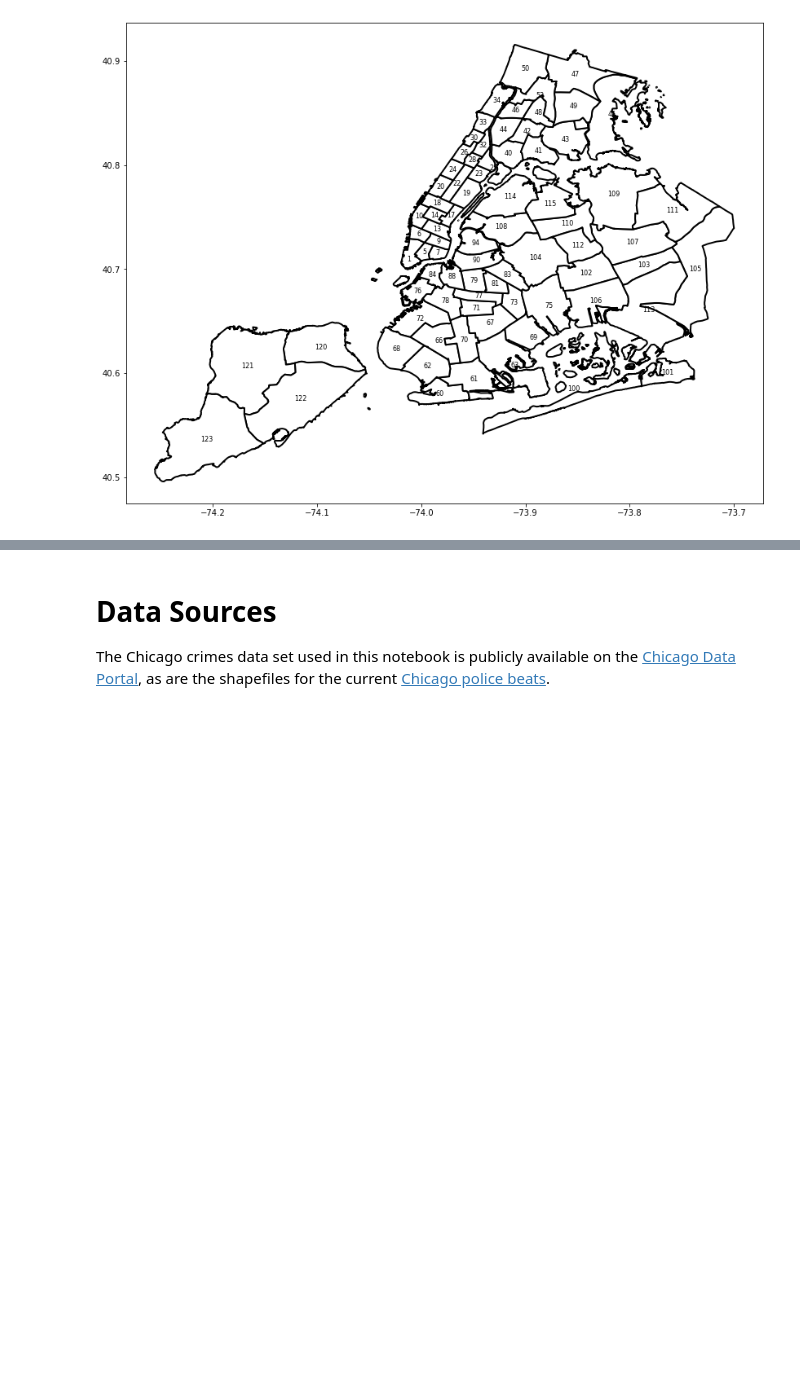
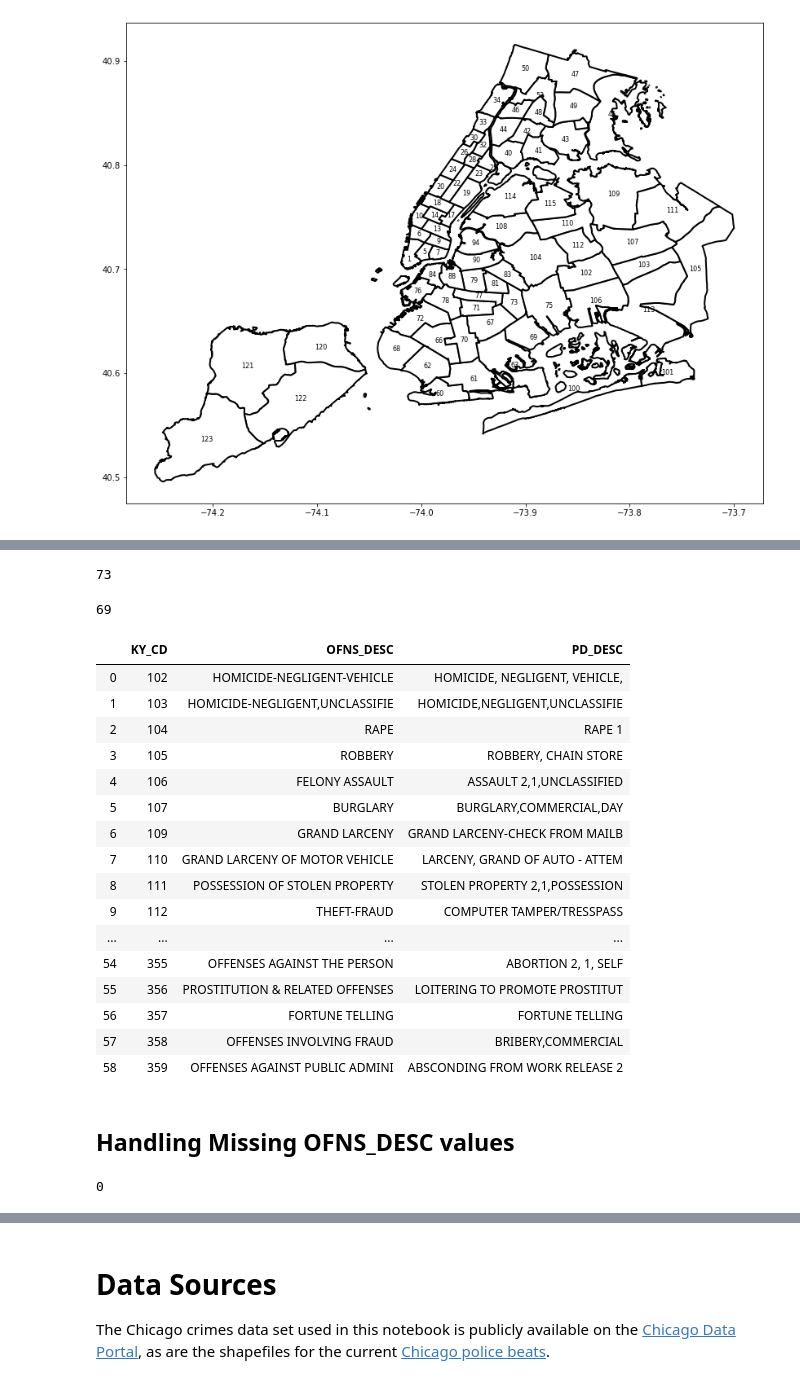
Before and after one commit to MattTriano/NYC_Crime, a Jupyter notebook: analysis/NYC_Crime_EDA_v1.ipynb, the cells around one changed output, grey strips where cells are left out. Cells and saved outputs as stored; diff of their text form; code cells hidden in the pictures; blank space fills up the shorter version.

```diff
--- a/analysis/NYC_Crime_EDA_v1.ipynb
+++ b/analysis/NYC_Crime_EDA_v1.ipynb
@@ -113,0 +265,13 @@ for idx, row in precincts.iterrows():
+# %%
+FEATHER_PATH = os.path.join('..', 'data_raw', 'offense_codes.feather')
+
+if not os.path.isfile(FEATHER_PATH):
+
+    offense_codes = nyc_crimes[['OFNS_DESC', 'KY_CD', 'PD_DESC', 'PD_CD', 'CMPLNT_NUM']]\
+                        .groupby(['OFNS_DESC', 'PD_DESC', 'PD_CD', 'KY_CD']).count().reset_index()
+    offense_codes = offense_codes[['KY_CD', 'PD_CD', 'PD_DESC', 'OFNS_DESC']].copy()
+    offense_codes = offense_codes.sort_values(['KY_CD', 'PD_DESC'])
+    offense_codes = offense_codes.reset_index(drop=True)
+    offense_codes.to_feather(FEATHER_PATH)
+else:
+    offense_codes = pd.read_feather(FEATHER_PATH)
@@ -113,0 +287,39 @@ for idx, row in precincts.iterrows():
+# %%
+offense_codes['KY_CD'].nunique()
+# %% [output]
+73
+# %%
+offense_codes['OFNS_DESC'].nunique()
+# %% [output]
+69
+# %%
+ofns_ky_df = offense_codes.drop_duplicates(subset=['KY_CD', 'OFNS_DESC'])
+ofns_ky_df = ofns_ky_df[['KY_CD', 'OFNS_DESC', 'PD_DESC']].reset_index(drop=True)
+# %%
+ofns_ky_df = ofns_ky_df.sort_values('KY_CD')
+# %%
+ofns_ky_df.iloc[0:59]
+# %% [output]
+|  | KY_CD | OFNS_DESC | PD_DESC |
+| 0 | 102 | HOMICIDE-NEGLIGENT-VEHICLE | HOMICIDE, NEGLIGENT, VEHICLE, |
+| 1 | 103 | HOMICIDE-NEGLIGENT,UNCLASSIFIE | HOMICIDE,NEGLIGENT,UNCLASSIFIE |
+| 2 | 104 | RAPE | RAPE 1 |
+| 3 | 105 | ROBBERY | ROBBERY, CHAIN STORE |
+| 4 | 106 | FELONY ASSAULT | ASSAULT 2,1,UNCLASSIFIED |
+| 5 | 107 | BURGLARY | BURGLARY,COMMERCIAL,DAY |
+| 6 | 109 | GRAND LARCENY | GRAND LARCENY-CHECK FROM MAILB |
+| 7 | 110 | GRAND LARCENY OF MOTOR VEHICLE | LARCENY, GRAND OF AUTO - ATTEM |
+| 8 | 111 | POSSESSION OF STOLEN PROPERTY | STOLEN PROPERTY 2,1,POSSESSION |
+| 9 | 112 | THEFT-FRAUD | COMPUTER TAMPER/TRESSPASS |
+| ... | ... | ... | ... |
+| 54 | 355 | OFFENSES AGAINST THE PERSON | ABORTION 2, 1, SELF |
+| 55 | 356 | PROSTITUTION & RELATED OFFENSES | LOITERING TO PROMOTE PROSTITUT |
+| 56 | 357 | FORTUNE TELLING | FORTUNE TELLING |
+| 57 | 358 | OFFENSES INVOLVING FRAUD | BRIBERY,COMMERCIAL |
+| 58 | 359 | OFFENSES AGAINST PUBLIC ADMINI | ABSCONDING FROM WORK RELEASE 2 |
+# %% [markdown]
+## Handling Missing OFNS_DESC values
+# %%
+nyc_crimes.loc[nyc_crimes['OFNS_DESC'].isnull(), 'PD_CD'].isnull().sum()
+# %% [output]
+0
```
Also changed, not shown: parts of 38 cells of this notebook.
